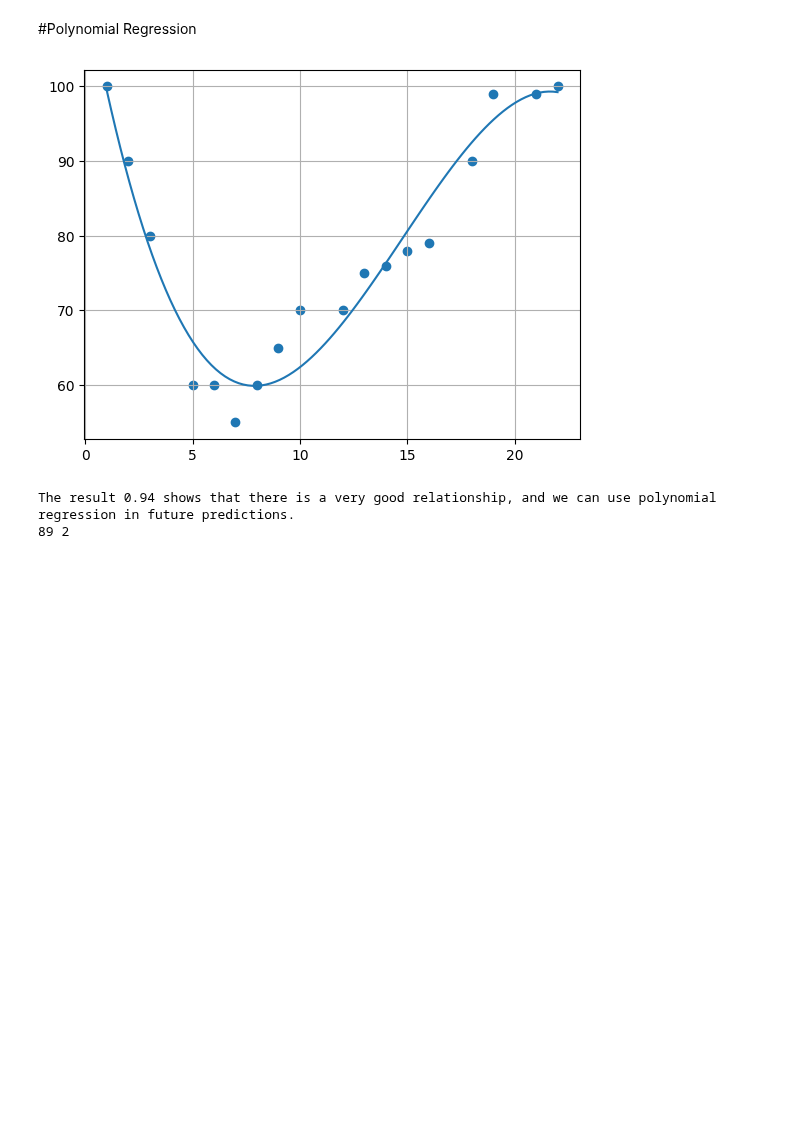
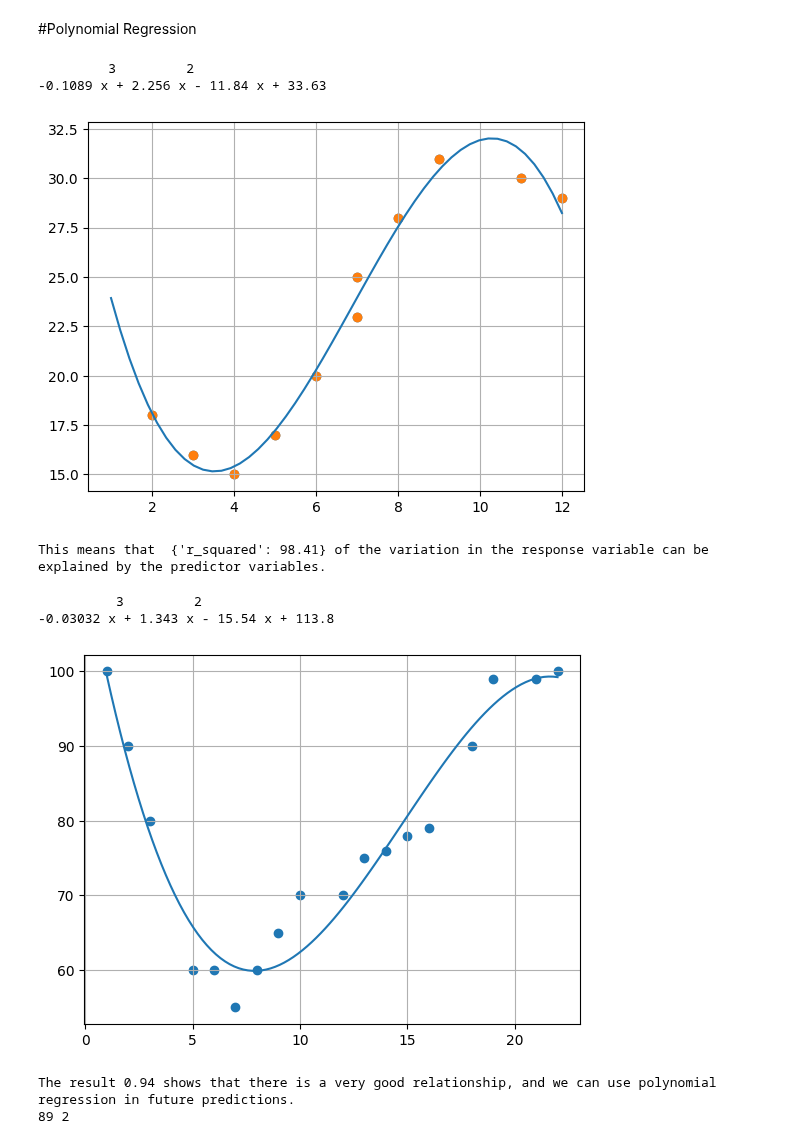
Before and after one commit to kjeyaram-orcl/DataScience, a Jupyter notebook: MachineLearningBasics.ipynb, the cells around one changed output. Saved outputs shown, nothing was run; the diff lists cells and outputs as text; code cells hidden in the pictures; blank space fills up the shorter version.

```diff
--- a/MachineLearningBasics.ipynb
+++ b/MachineLearningBasics.ipynb
@@ -118,6 +118,55 @@ print('We have predicted that a car with 1.3 liter engine, and a weight of 2300
 We have predicted that a car with 1.3 liter engine, and a weight of 2300 kg, will release approximately [[107.2087328]] grams of CO2 for every kilometer it drives.
 # %% [markdown]
 #Polynomial Regression
+# %%
+import numpy as np
+import matplotlib.pyplot as plt
+from sklearn.metrics import r2_score
+
+x = [2, 3, 4, 5, 6, 7, 7, 8, 9, 11, 12]
+y = [18, 16, 15, 17, 20, 23, 25, 28, 31, 30, 29]
+
+#create scatterplot
+plt.scatter(x, y)
+
+#polynomial fit with degree = 3
+model = np.poly1d(np.polyfit(x, y, 3))
+
+#The fitted polynomial regression equation is
+print(model) # y = -0.109x3 + 2.256x2 – 11.839x + 33.626
+
+#For example,suppose x = 4. The expected value for the response variable, y, would be: y = -0.109(4)3 + 2.256(4)2 – 11.839(4) + 33.626= 15.39.
+
+#add fitted polynomial line to scatterplot
+polyline = np.linspace(1, 12, 50)
+plt.scatter(x, y)
+plt.plot(polyline, model(polyline))
+plt.grid()
+plt.show()
+
+
+#define function to calculate r-squared
+def polyfit(x, y, degree):
+    results = {}
+    coeffs = numpy.polyfit(x, y, degree)
+    p = numpy.poly1d(coeffs)
+    #calculate r-squared
+    yhat = p(x)
+    ybar = numpy.sum(y)/len(y)
+    ssreg = numpy.sum((yhat-ybar)**2)
+    sstot = numpy.sum((y - ybar)**2)
+    results['r_squared'] = round ((ssreg / sstot)  *100,2)
+    return results
+
+#find r-squared of polynomial model with degree = 3
+r2 = polyfit(x, y, 3)
+
+print('This means that ', r2 ,'of the variation in the response variable can be explained by the predictor variables.')
+# %% [output]
+         3         2
+-0.1089 x + 2.256 x - 11.84 x + 33.63
+[figure, added]
+This means that  {'r_squared': 98.41} of the variation in the response variable can be explained by the predictor variables.
 # %%
 import numpy
 import matplotlib.pyplot as plt
@@ -127,10 +176,11 @@ from sklearn.metrics import r2_score
 x = [1,2,3,5,6,7,8,9,10,12,13,14,15,16,18,19,21,22]
 y = [100,90,80,60,60,55,60,65,70,70,75,76,78,79,90,99,99,100]
 
-mymodel = numpy.poly1d(numpy.polyfit(x, y, 3))
+curve=numpy.polyfit(x, y, 3)
+mymodel = numpy.poly1d(curve)
+print(mymodel)
 
 myline = numpy.linspace(1, 22, 100)
-
 plt.scatter(x, y)
 plt.plot(myline, mymodel(myline))
 plt.grid()
@@ -145,6 +195,8 @@ print('The result', round(r2_score(y, mymodel(x)),2) ,'shows that there is a ver
 speed = mymodel(17)
 print(round(speed),2)
 # %% [output]
+          3         2
+-0.03032 x + 1.343 x - 15.54 x + 113.8
 [figure]
-The result 0.94 shows that there is a very good relationship, and we can use polynomial regression in future predictions.
-89 2
+The result 0.94 shows that there is a very good relationship, and we can use polynomial regression in future predictions.
+89 2
```
